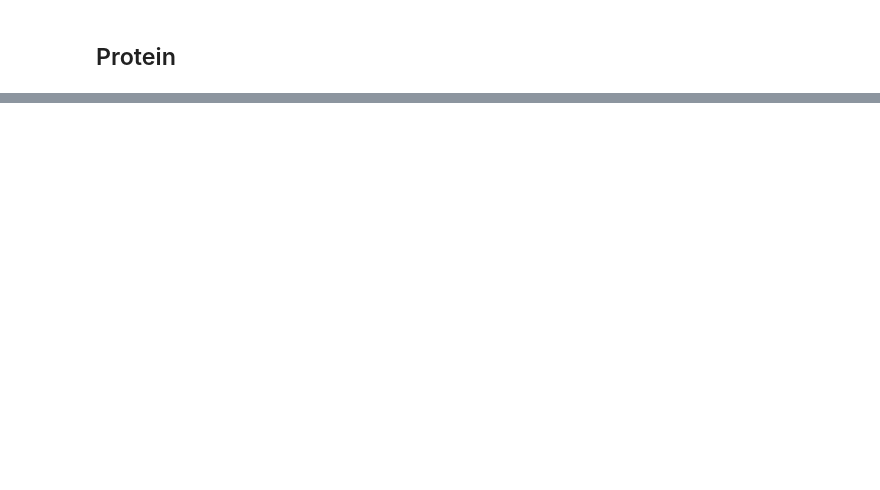
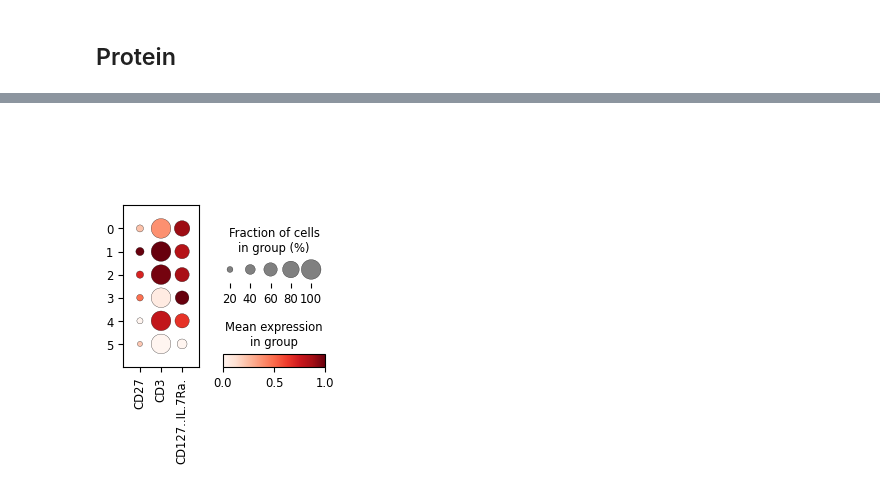
Before and after one commit to cvasq24/spatial_totalvi, a Jupyter notebook: benchmark/biological_accuracy/bio_accuracy.ipynb, the cells around one changed output, grey strips where cells are left out. Saved outputs shown, nothing was run; the diff lists cells and outputs as text; code cells hidden in the pictures; blank space fills up the shorter version.

```diff
--- a/benchmark/biological_accuracy/bio_accuracy.ipynb
+++ b/benchmark/biological_accuracy/bio_accuracy.ipynb
@@ -37,0 +98,4 @@ prot_dotplot.savefig("../results/Protein_DE_dotplot.pdf", width = 10, height = 8
+# %%
+sc.pl.dotplot(prot_adata, use_raw=False, var_names = ['CD27', 'CD3', 'CD127..IL.7Ra.'], gene_symbols='clean_names', groupby='leiden_eval', standard_scale='var')
+# %% [output]
+[figure, added]
```
Also changed, not shown: parts of 12 cells of this notebook, 6 other files.
